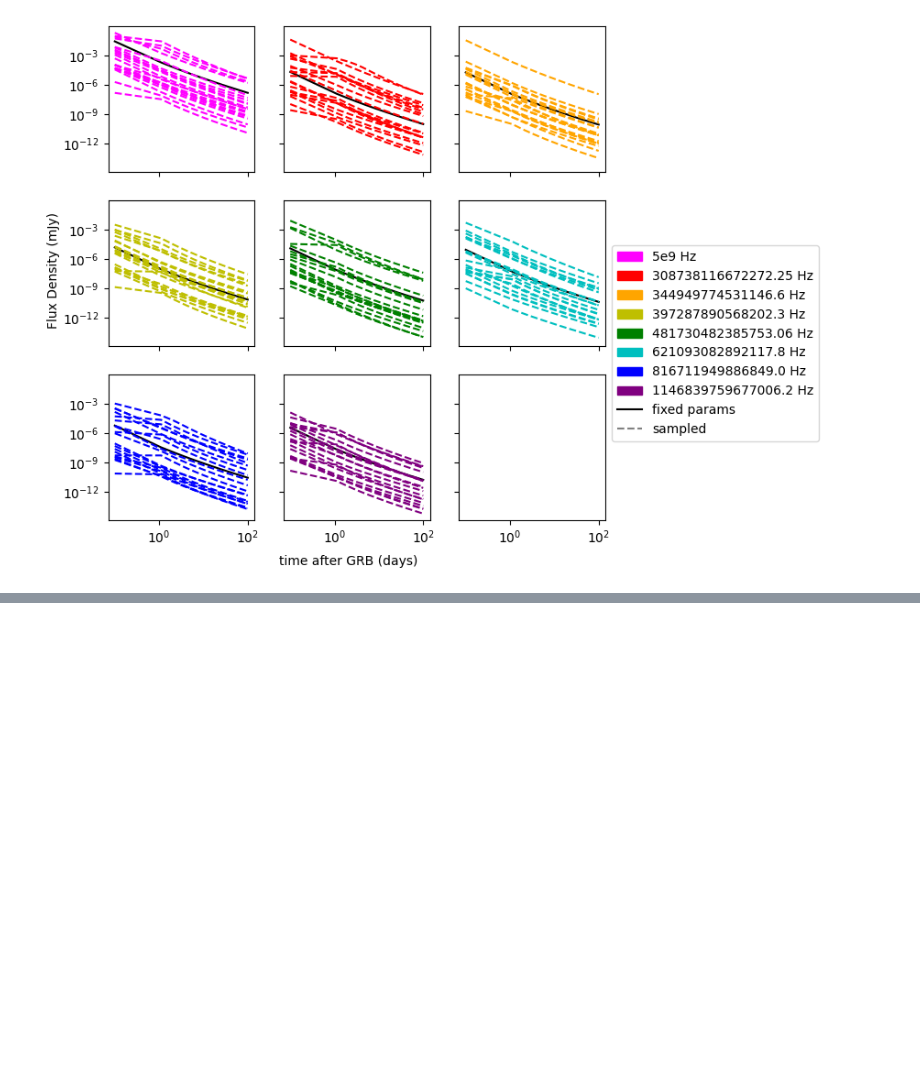
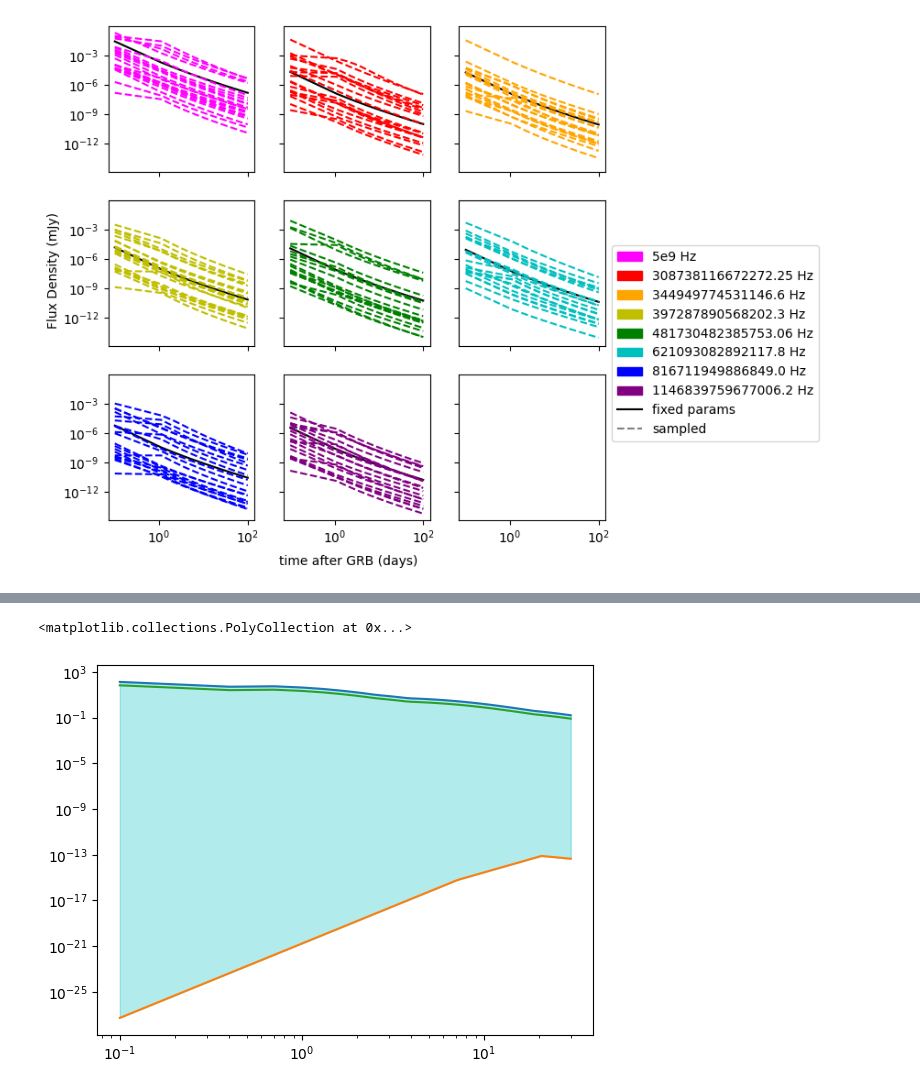
Before and after one commit to wfw23/MPhys_project, a Jupyter notebook: reduced_prior_plots.ipynb, the cells around one changed output, grey strips where cells are left out. Saved outputs shown, nothing was run; the diff lists cells and outputs as text; code cells hidden in the pictures; blank space fills up the shorter version.

```diff
--- a/reduced_prior_plots.ipynb
+++ b/reduced_prior_plots.ipynb
@@ -434,0 +517,7 @@ plt.show()
+# %%
+time= np.linspace(0.1,30,100)
+
+onaxis_ag= pd.read_csv('on_axis_samples.csv')
+onaxis_ag.drop('Unnamed: 0', axis=1, inplace=True)
+offaxis_ag= pd.read_csv('off_axis_samples.csv')
+offaxis_ag.drop('Unnamed: 0', axis=1, inplace=True)
@@ -434,0 +540,18 @@ plt.show()
+# %%
+maximumoff= []
+minimumoff= []
+loweroff=[]
+medianoff=[]
+upperoff=[]
+
+for i in range(100):
+    pointintime=[]
+    for k in range(10000):
+        offflux = redback.transient_models.extinction_models.extinction_with_afterglow_base_model(time=time, av=0.5,
+                base_model='tophat', output_format='flux_density', frequency=frequencies[1], **offaxis_ag.iloc[k])
+        pointintime.append(offflux[i])
+    maximumoff.append(max(pointintime))
+    minimumoff.append(min(pointintime))
+    loweroff.append(np.percentile(pointintime,16))
+    medianoff.append(np.percentile(pointintime,50))
+    upperoff.append(np.percentile(pointintime,84))
@@ -434,0 +760,6 @@ plt.show()
+# %%
+offrange= np.array(maximumoff)-np.array(minimumoff)
+lower=np.percentile(offrange, 16)
+median=(np.array(maximumoff)+np.array(minimumoff))/2
+upper=np.percentile(offrange, 84)
+print(lower,median,upper)
@@ -434,0 +784,10 @@ plt.show()
+# %%
+ax=plt.subplot()
+ax.loglog(time,maximumoff)
+ax.loglog(time,minimumoff)
+ax.loglog(time,median)
+#plt.ylim(10e-15,10)
+ax.fill_between(time, maximumoff, minimumoff, color='c', alpha=0.3)
+# %% [output]
+<matplotlib.collections.PolyCollection at 0x...>
+[figure, added]
```
Also changed, not shown: parts of 24 cells of this notebook, 5 other files.
